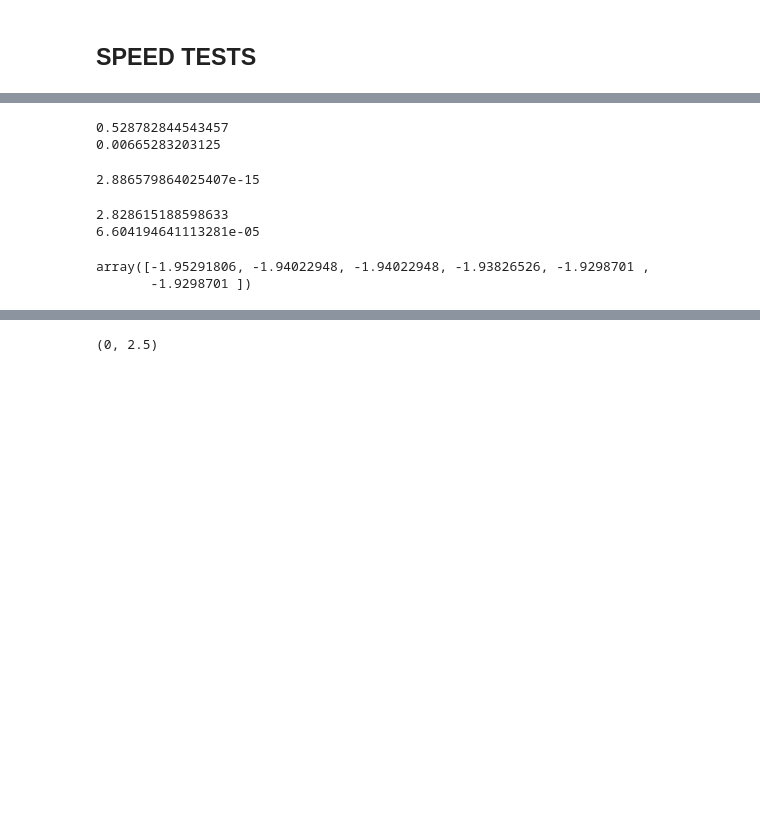
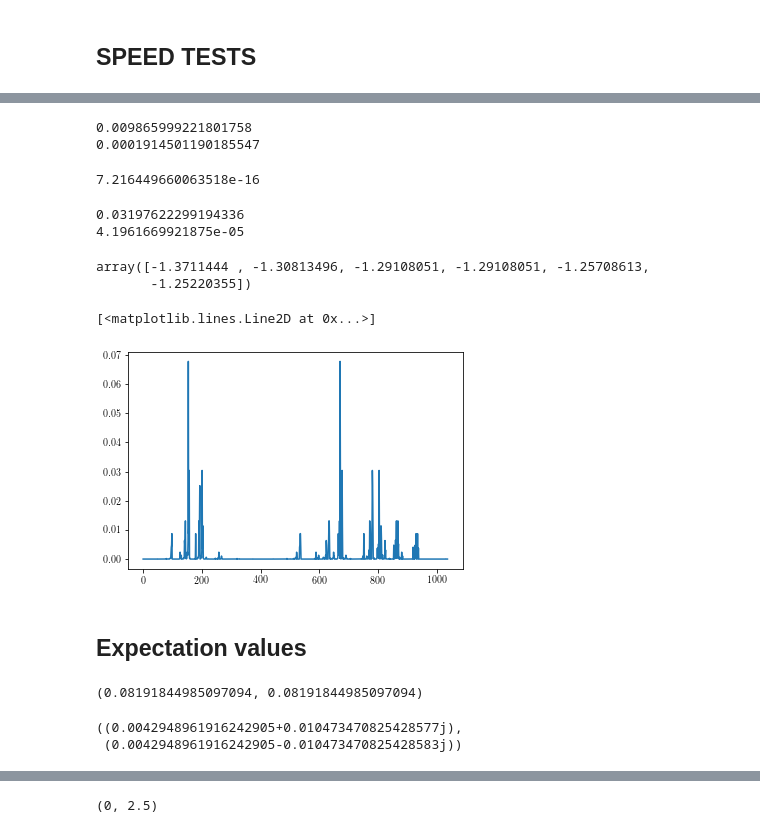
Before and after one commit to akshaykri/QH_ED, a Jupyter notebook: examples/QH_ED1.ipynb, the cells around one changed output, grey strips where cells are left out. Saved outputs shown, nothing was run; the diff lists cells and outputs as text; code cells hidden in the pictures; blank space fills up the shorter version.

```diff
--- a/examples/QH_ED1.ipynb
+++ b/examples/QH_ED1.ipynb
@@ -88,18 +85,19 @@ np.sum((pot1.V2))
 ## SPEED TESTS
 # %%
 t1 = time.time()
-Nphi = 24
-Ne = 8
-sector = 0
+Nphi = 18
+Ne = 6
+sector = 3
 Nth = 4
 
 torus1 = landau.Torus(Nphi, aspect_ratio=1.0)
-vParams = {'n': 1, 'x': np.inf} # Coulomb power law, Gaussian cut-off
 hamParams= {'alpha': 1.0, 'n': 0, 'Nphi': Nphi} # mass anisotropy, Landau level index
+vParams = {'power': {'A': 1.0, 'n': 1, 'x': np.inf},
+           'haldane': {'A': 0.0, 'Vm': None}} # Coulomb power law, Gaussian cut-off
 
 pot1 = landau.Potential()
-pot1.setV2(torus1, vParams, hamParams)
-T4 = np.real(utils.Utils.make4tensorsym(torus1, pot1))
+pot1.setV2(torus=torus1, vParams=vParams, hamParams=hamParams)
+T4 = np.real(utils.Utils.make4tensorsym(torus1, pot1.V2))
 
 hilb_s, hilbLen_s = utils.Utils.getHilb(Nphi, Ne, sector)
 dictx = hilbert.getDict(hilb_s)
@@ -133,4 +131,5 @@ print(t4 - t3)
 # %%
+
 t1 = time.time()
 v1 = HMat.dot(npOnes)
 t2 = time.time()
@@ -139,12 +138,12 @@ t3 = time.time()
 print(t3 - t2)
 print(t2 - t1)
 # %% [output]
-0.528782844543457
-0.00665283203125
+0.009865999221801758
+0.0001914501190185547
 # %%
 np.max(np.abs(v1-v2))
 # %% [output]
-2.886579864025407e-15
+7.216449660063518e-16
 # %%
 t1 = time.time()
 Exx, Vxx = ssp.linalg.eigsh(HMat, k=6, which='SA')
@@ -154,10 +153,18 @@ t3 = time.time()
 print(t2 - t1)
 print(t3 - t2)
 # %% [output]
-2.828615188598633
-6.604194641113281e-05
+0.03197622299194336
+4.1961669921875e-05
 # %%
 Exx
 # %% [output]
-array([-1.95291806, -1.94022948, -1.94022948, -1.93826526, -1.9298701 ,
-       -1.9298701 ])
+array([-1.3711444 , -1.30813496, -1.29108051, -1.29108051, -1.25708613,
+       -1.25220355])
+# %%
+f, ax = plt.subplots()
+ax.plot(Vxx[:, 0]**2)
+# %% [output]
+[<matplotlib.lines.Line2D at 0x...>]
+[figure, added]
+# %% [markdown]
+## Expectation values
@@ -163,0 +189,9 @@ array([-1.95291806, -1.94022948, -1.94022948, -1.93826526, -1.9298701 ,
+# %%
+T4[2, 2], T4[16, 16]
+# %% [output]
+(0.08191844985097094, 0.08191844985097094)
+# %%
+T4_delta[2, 2], T4_delta[16, 16]
+# %% [output]
+((0.0042948961916242905+0.010473470825428577j),
+ (0.0042948961916242905-0.010473470825428583j))
```
Also changed, not shown: parts of 30 cells of this notebook, 7 other files.
